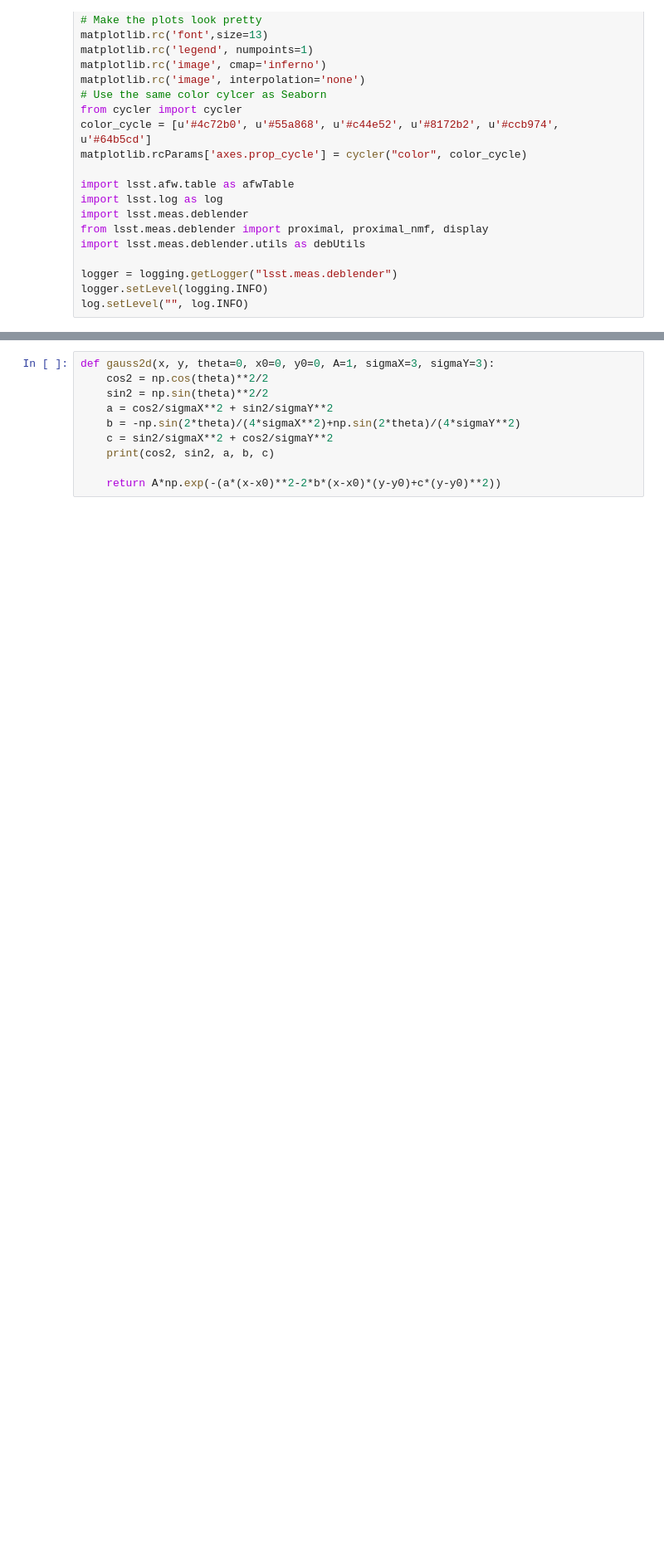
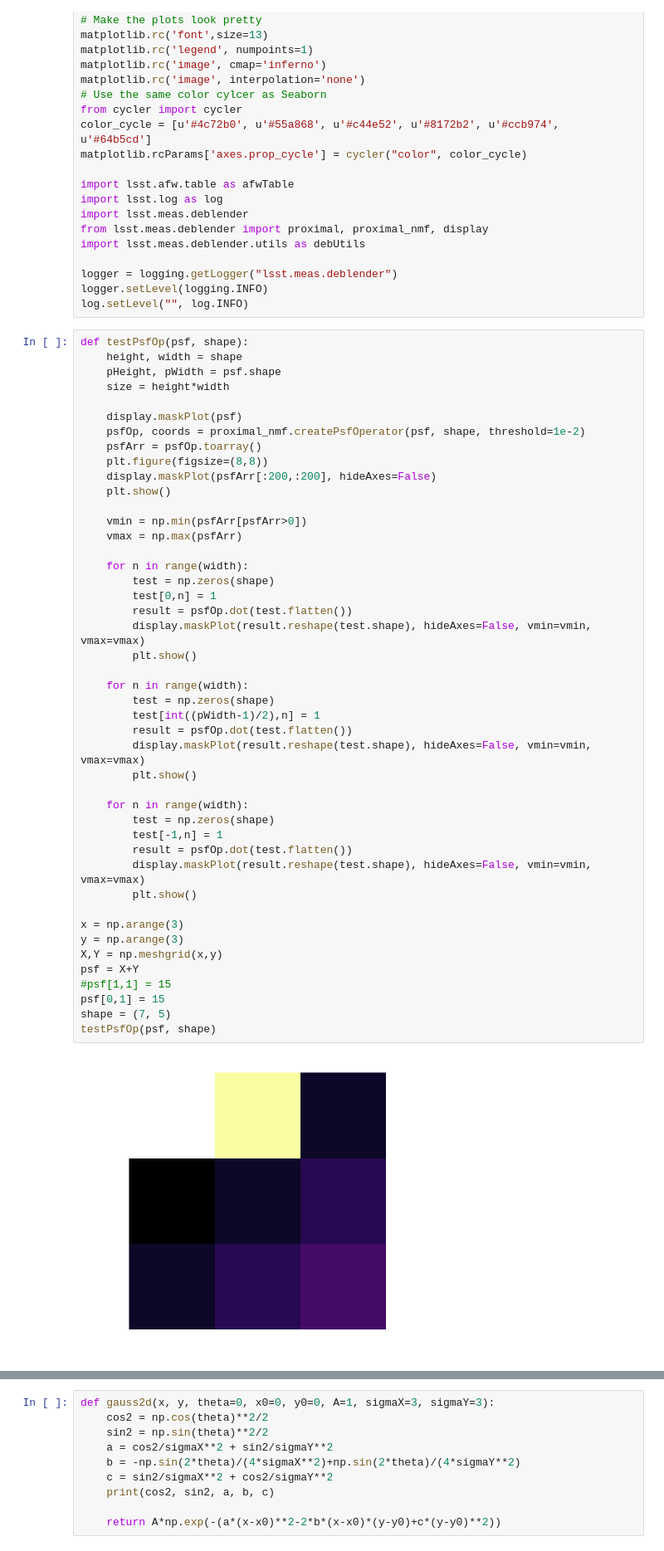
Before and after one commit to lsst/meas_deblender, a Jupyter notebook: examples/testPSF.ipynb, the cells around one changed output, grey strips where cells are left out. Shown at 83% size. Cells and saved outputs as stored; diff of their text form; blank space fills up the shorter version.

```diff
--- a/examples/testPSF.ipynb
+++ b/examples/testPSF.ipynb
@@ -28,3 +28,50 @@ import lsst.meas.deblender.utils as debUtils
 logger = logging.getLogger("lsst.meas.deblender")
 logger.setLevel(logging.INFO)
 log.setLevel("", log.INFO)
+# %%
+def testPsfOp(psf, shape):
+    height, width = shape
+    pHeight, pWidth = psf.shape
+    size = height*width
+
+    display.maskPlot(psf)
+    psfOp, coords = proximal_nmf.createPsfOperator(psf, shape, threshold=1e-2)
+    psfArr = psfOp.toarray()
+    plt.figure(figsize=(8,8))
+    display.maskPlot(psfArr[:200,:200], hideAxes=False)
+    plt.show()
+
+    vmin = np.min(psfArr[psfArr>0])
+    vmax = np.max(psfArr)
+
+    for n in range(width):
+        test = np.zeros(shape)
+        test[0,n] = 1
+        result = psfOp.dot(test.flatten())
+        display.maskPlot(result.reshape(test.shape), hideAxes=False, vmin=vmin, vmax=vmax)
+        plt.show()
+
+    for n in range(width):
+        test = np.zeros(shape)
+        test[int((pWidth-1)/2),n] = 1
+        result = psfOp.dot(test.flatten())
+        display.maskPlot(result.reshape(test.shape), hideAxes=False, vmin=vmin, vmax=vmax)
+        plt.show()
+
+    for n in range(width):
+        test = np.zeros(shape)
+        test[-1,n] = 1
+        result = psfOp.dot(test.flatten())
+        display.maskPlot(result.reshape(test.shape), hideAxes=False, vmin=vmin, vmax=vmax)
+        plt.show()
+
+x = np.arange(3)
+y = np.arange(3)
+X,Y = np.meshgrid(x,y)
+psf = X+Y
+#psf[1,1] = 15
+psf[0,1] = 15
+shape = (7, 5)
+testPsfOp(psf, shape)
+# %% [output]
+[figure, added]
```
Also changed, not shown: parts of 7 cells of this notebook, 2 other files.
